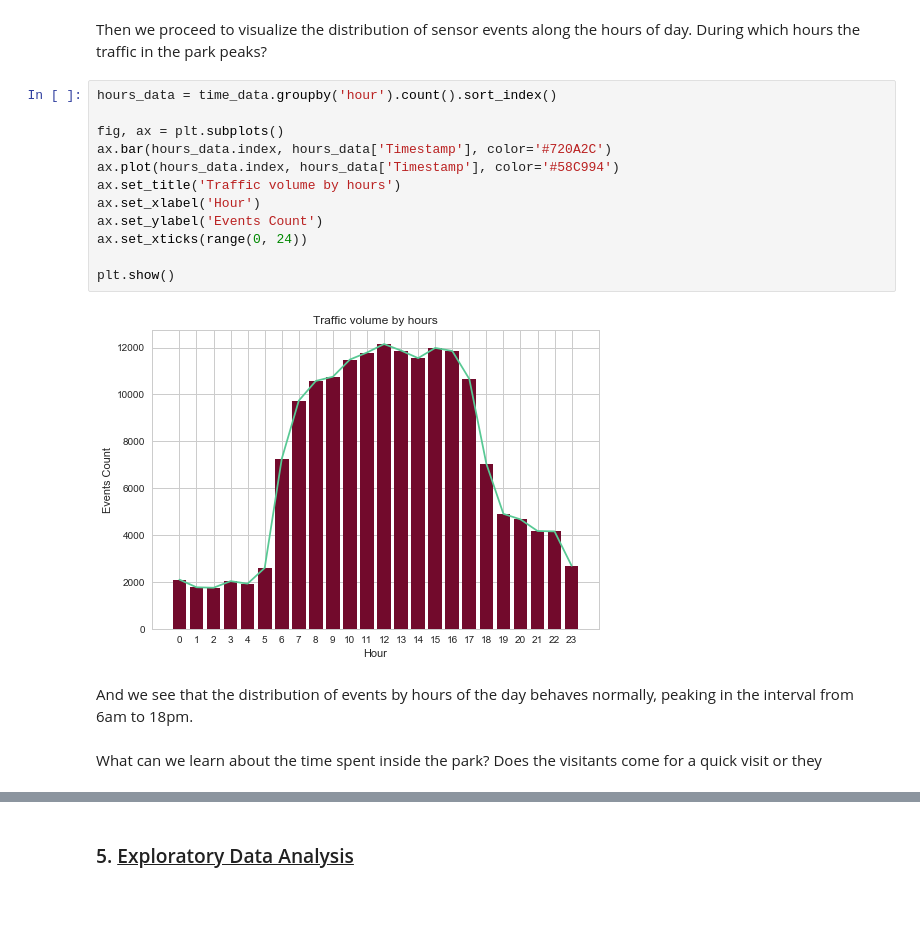
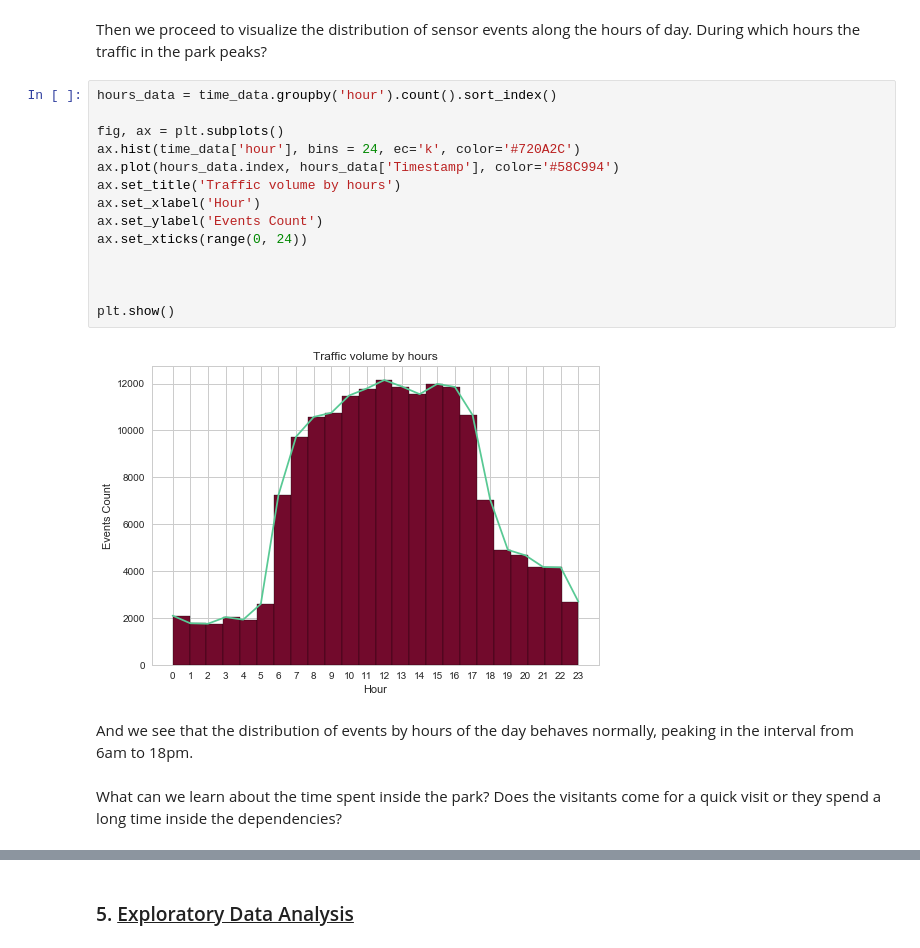
Before and after one commit to dmrib/daytripper, a Jupyter notebook: daytripper/VASTChallenge2017.ipynb, the cells around one changed output, grey strips where cells are left out. Cells and saved outputs as stored; diff of their text form; blank space fills up the shorter version.

```diff
--- a/daytripper/VASTChallenge2017.ipynb
+++ b/daytripper/VASTChallenge2017.ipynb
@@ -176,18 +175,20 @@ plt.show()
 # %%
 hours_data = time_data.groupby('hour').count().sort_index()
 
 fig, ax = plt.subplots()
-ax.bar(hours_data.index, hours_data['Timestamp'], color='#720A2C')
+ax.hist(time_data['hour'], bins = 24, ec='k', color='#720A2C')
 ax.plot(hours_data.index, hours_data['Timestamp'], color='#58C994')
 ax.set_title('Traffic volume by hours')
 ax.set_xlabel('Hour')
 ax.set_ylabel('Events Count')
 ax.set_xticks(range(0, 24))
 
+
+
 plt.show()
 # %% [output]
-[figure, old version]
+[figure, new version]
 # %% [markdown]
 <p>And we see that the distribution of events by hours of the day behaves normally, peaking in the interval from 6am to 18pm.</p>
 # %% [markdown]
-<p>What can we learn about the time spent inside the park? Does the visitants come for a quick visit or they
+<p>What can we learn about the time spent inside the park? Does the visitants come for a quick visit or they spend a long time inside the dependencies?</p>
```
Also changed, not shown: parts of 2 cells of this notebook.
